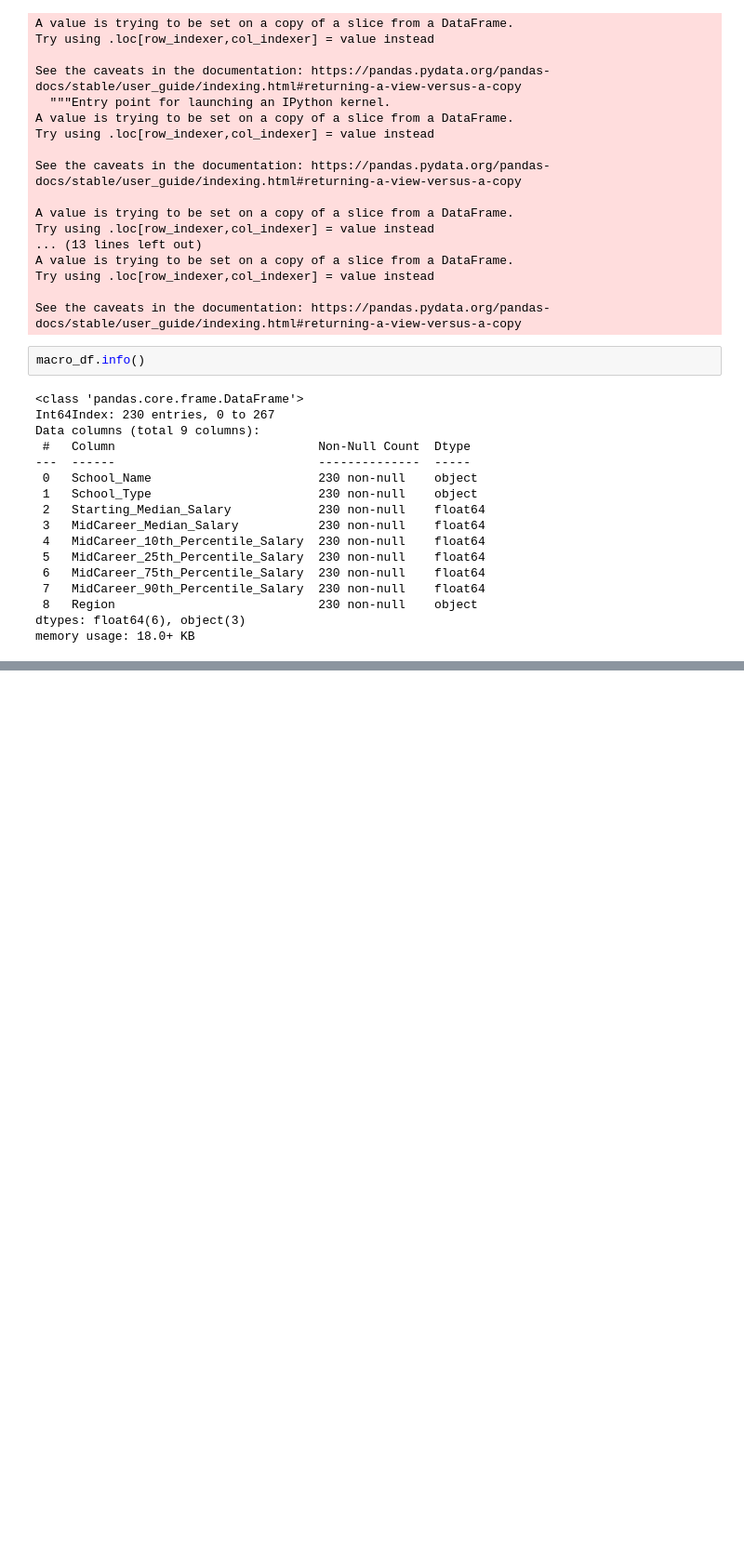
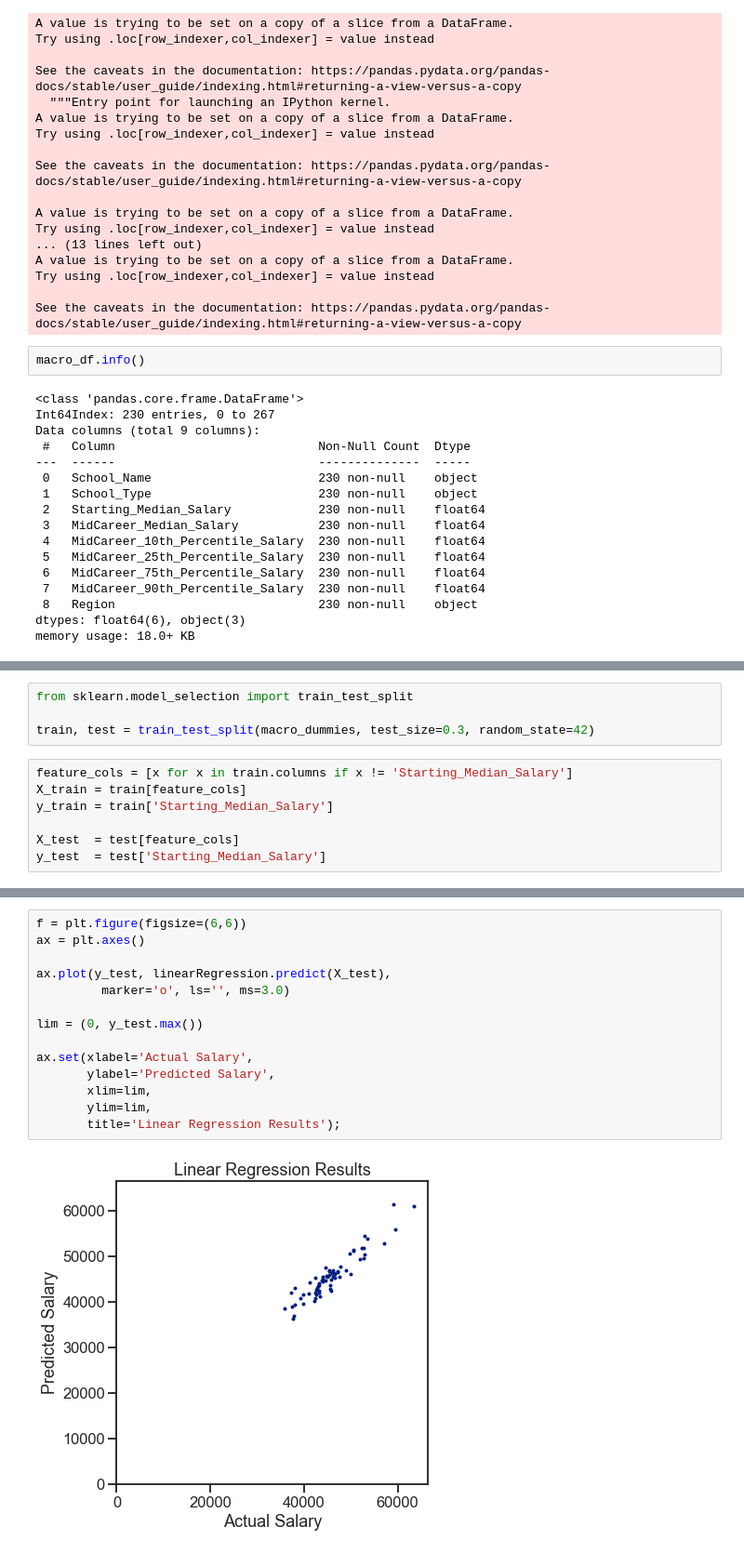
Before and after one commit to samcches/where_college_pays_off, a Jupyter notebook: where-college-pays-off.ipynb, the cells around one changed output, grey strips where cells are left out. Shown at 93% size. Drawn from its saved outputs; the diff is of its cells as text; blank space fills up the shorter version.

```diff
--- a/where-college-pays-off.ipynb
+++ b/where-college-pays-off.ipynb
@@ -465,0 +413,11 @@ data = pd.get_dummies(data, columns=one_hot_encode_cols)
+# %%
+from sklearn.model_selection import train_test_split
+
+train, test = train_test_split(macro_dummies, test_size=0.3, random_state=42)
+# %%
+feature_cols = [x for x in train.columns if x != 'Starting_Median_Salary']
+X_train = train[feature_cols]
+y_train = train['Starting_Median_Salary']
+
+X_test  = test[feature_cols]
+y_test  = test['Starting_Median_Salary']
@@ -474,3 +440,19 @@ print(linearRegression_rmse)
+# %%
+f = plt.figure(figsize=(6,6))
+ax = plt.axes()
+
+ax.plot(y_test, linearRegression.predict(X_test),
+         marker='o', ls='', ms=3.0)
+
+lim = (0, y_test.max())
+
+ax.set(xlabel='Actual Salary',
+       ylabel='Predicted Salary',
+       xlim=lim,
+       ylim=lim,
+       title='Linear Regression Results');
+# %% [output]
+[figure, added]
 # %%
 from sklearn.linear_model import RidgeCV
 
```
Also changed, not shown: parts of 39 cells of this notebook, 1 other file.
